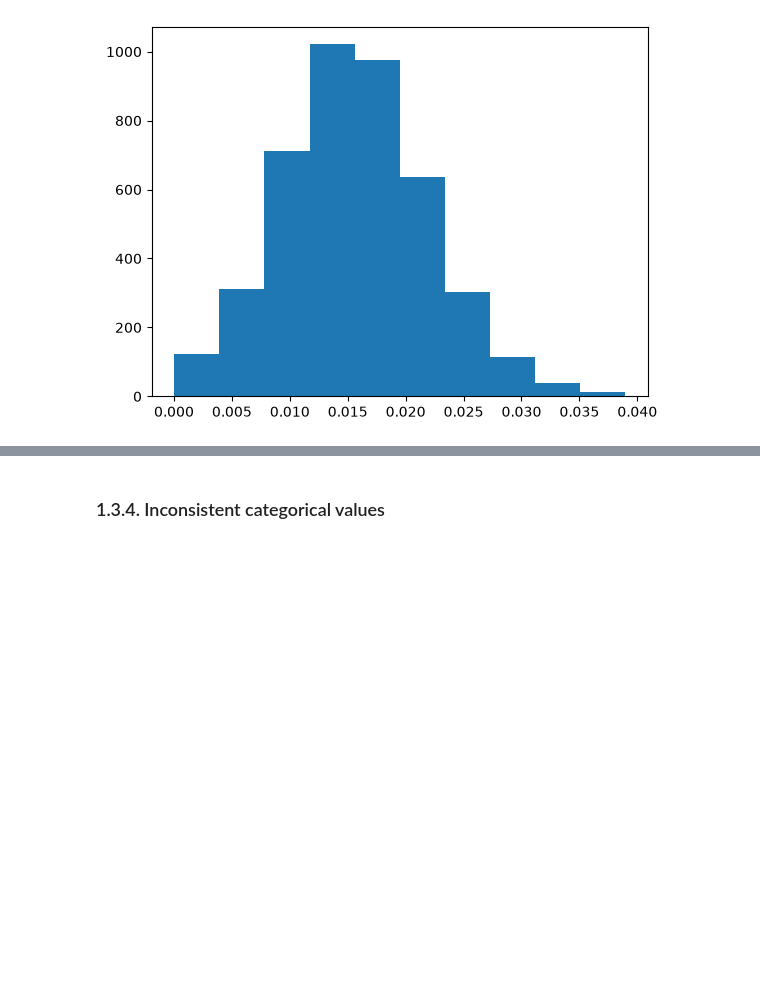
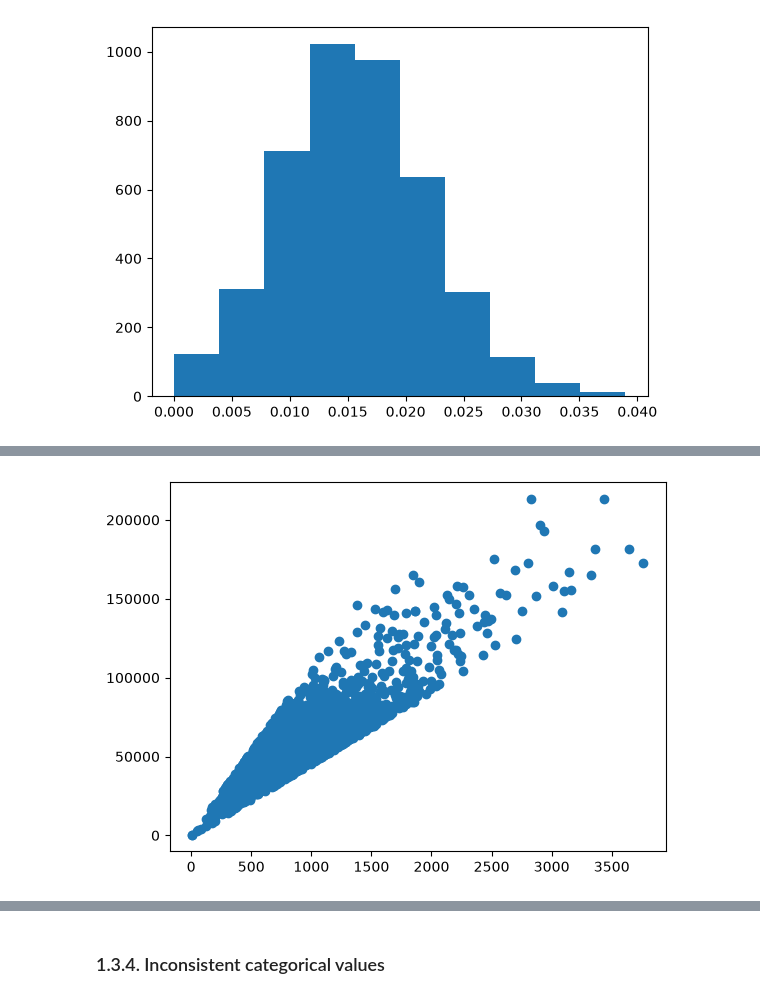
Before and after one commit to EzraGoldberg/portfolio-projects, a Jupyter notebook: 2. Tech Interview Prep/Weather Adtech Data Science/notebooks/Adtech_Prep.ipynb, the cells around one changed output, grey strips where cells are left out. Cells and saved outputs as stored; diff of their text form; code cells hidden in the pictures; blank space fills up the shorter version.

```diff
--- a/2. Tech Interview Prep/Weather Adtech Data Science/notebooks/Adtech_Prep.ipynb
+++ b/2. Tech Interview Prep/Weather Adtech Data Science/notebooks/Adtech_Prep.ipynb
@@ -307,3 +335,10 @@ plt.show()
 # %%
 ## Need to add more here, like zscore outlier detection, or another outlier detection method.
 ## rn we are just seeing there are outliers, but not handling them appropriately
+
+# Remove outliers from the 'CTR' column using Z-scores
+z_scores = np.abs(stats.zscore(campaign_df['CTR'], nan_policy='omit'))
+campaign_cleaned = campaign_df[z_scores < 1]  # Keep rows where Z-score is less than 3
+
+campaign_cleaned.head(3)
+# this is failing, it is showing no rows
@@ -309,0 +350,6 @@ plt.show()
+# %%
+fig, ax = plt.subplots()
+ax.scatter(campaign_cleaned["clicks"], campaign_cleaned["impressions"])
+plt.show()
+# %% [output]
+[figure, added]
```
Also changed, not shown: parts of 9 cells of this notebook.
